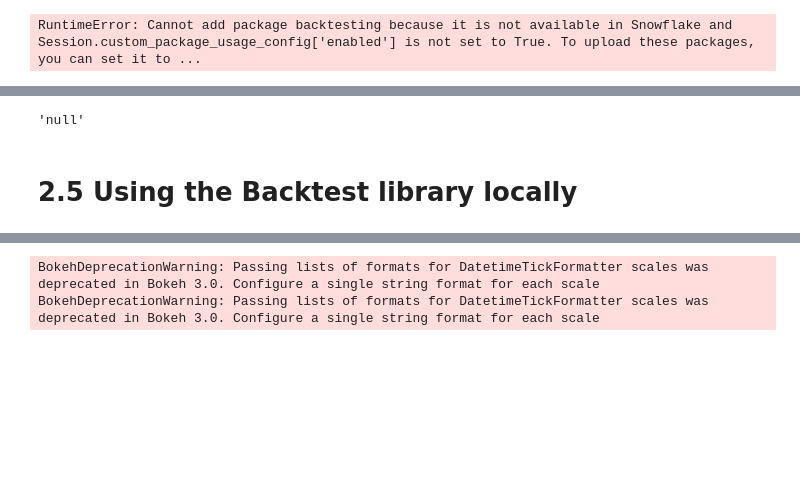
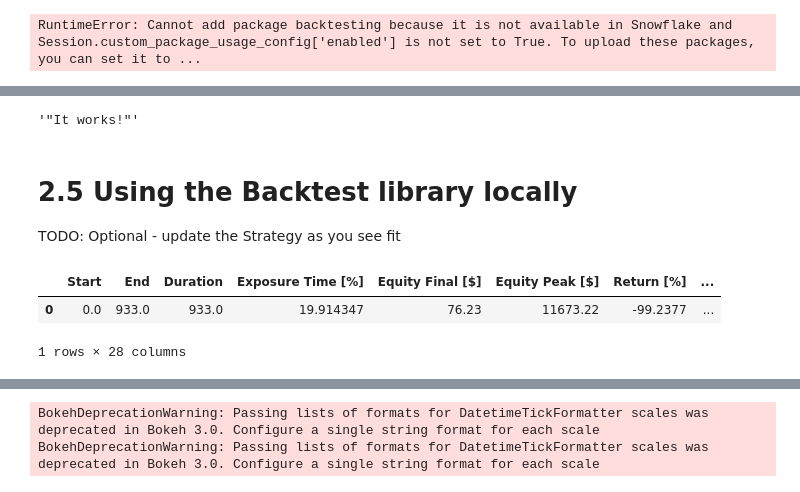
Before and after one commit to sfc-gh-mitaylor/HoL2.0-FS-Predictions, a Jupyter notebook: Part2_Custom_Packages.ipynb, the cells around one changed output, grey strips where cells are left out. Drawn from its saved outputs; the diff is of its cells as text; code cells hidden in the pictures; blank space fills up the shorter version.

```diff
--- a/Part2_Custom_Packages.ipynb
+++ b/Part2_Custom_Packages.ipynb
@@ -69,7 +85,7 @@ def sproc_test_backtesting(session: Session) -> T.Variant:
     wheel_loader.load('Backtesting-0.3.4.dev30+g0ce24d8-py3-none-any.whl')
     import pandas as pd
     import backtesting as bt
-
+    return "It works!"
 
 # Register sproc
 sproc_test_backtesting_demo = session.sproc.register(
@@ -84,36 +100,44 @@ sproc_test_backtesting_demo = session.sproc.register(
 # Call sproc
 sproc_test_backtesting_demo()
 # %% [output]
-'null'
+'"It works!"'
 # %% [markdown]
 # 2.5 Using the Backtest library locally
+
+TODO: Optional - update the Strategy as you see fit
 # %%
 import backtesting as bt
 from backtesting.lib import crossover
 import pandas as pd
 
 def MovingAverage(closes:pd.Series, n:int) -> pd.Series:
     return pd.Series(closes).rolling(n).mean()
 
 class SmaCross(bt.Strategy):
     sma_fast = 12
     sma_slow = 35
 
     def init(self):
         self.sma1 = self.I(MovingAverage, self.data.Close, self.sma_fast)
         self.sma2 = self.I(MovingAverage, self.data.Close, self.sma_slow)
 
     def next(self):
         if not self.position and crossover(self.sma1, self.sma2): # if you have a position, and sma1 and sma2 crossover
             self.buy()
         elif self.position and crossover(self.sma2, self.sma1):
             self.position.close()
 
-data = session.sql("""SELECT * FROM FS_DATASET WHERE SYMBOL = 'GOOG'""").to_pandas()
+data = session.sql("""SELECT * FROM GOOG_ML WHERE SYMBOL = 'GOOG'""").to_pandas()
 data['High'] = data['CLOSE']
 data['Open'] = data['CLOSE']
 data['Low'] = data['CLOSE']
 data['Close'] = data['CLOSE']
 btest = bt.Backtest(data, SmaCross, cash=10_000, commission=0,exclusive_orders=True)
-stats = btest.run()
-pd.DataFrame(stats).T
+stats = btest.run()[:-3]
+df = pd.DataFrame(stats).T
+df['Strategy_Name'] = "SMA_CROSS"
+df
+# %% [output]
+|  | Start | End | Duration | Exposure Time [%] | Equity Final [$] | Equity Peak [$] | Return [%] | ... |
+| 0 | 0.0 | 933.0 | 933.0 | 19.914347 | 76.23 | 11673.22 | -99.2377 | ... |
+1 rows × 28 columns
```
Also changed, not shown: parts of 17 cells of this notebook, 3 other files.
